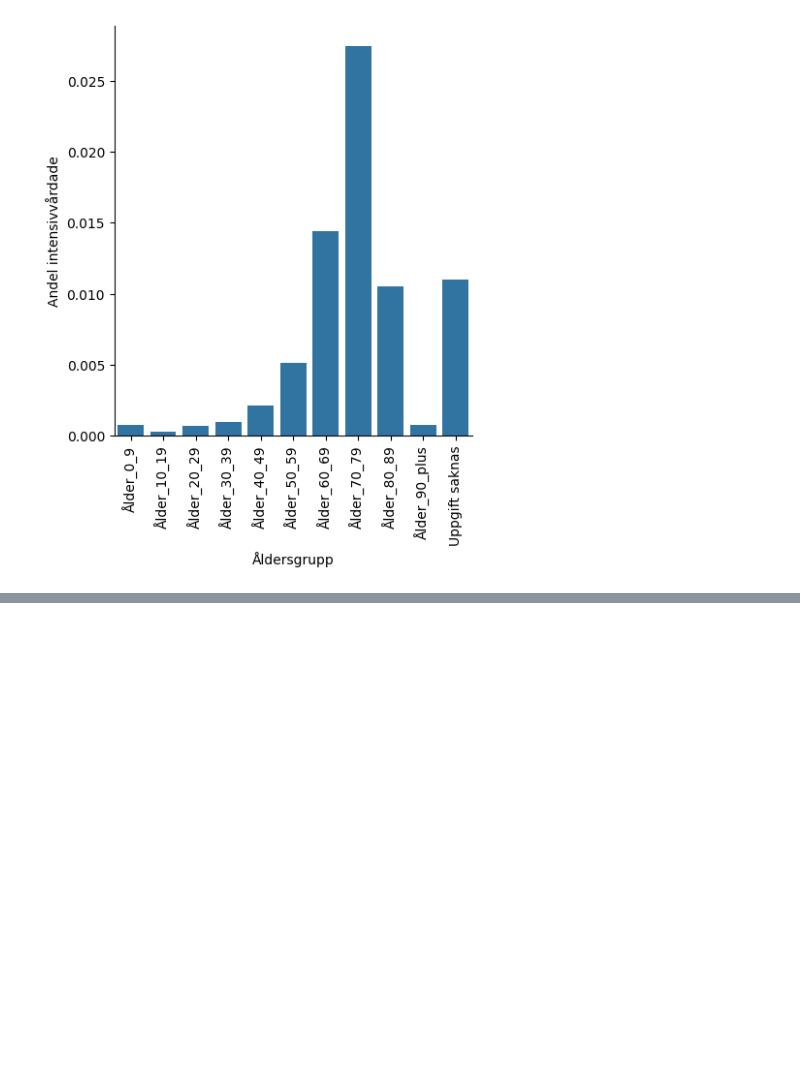
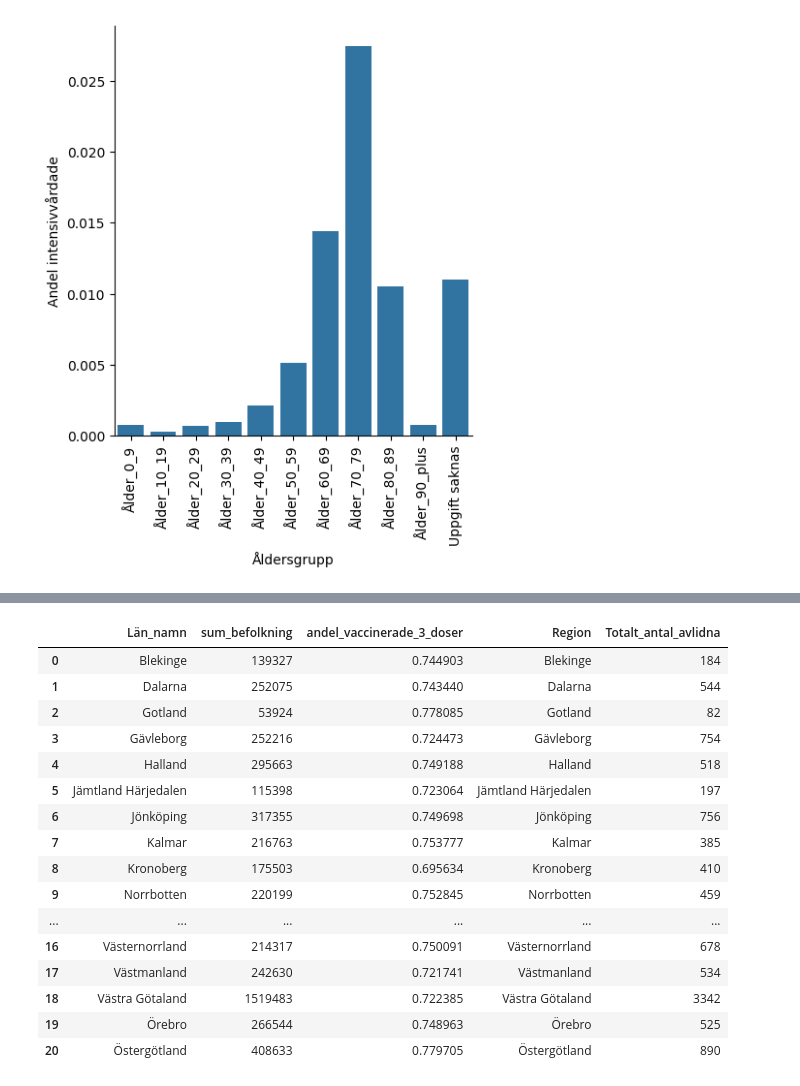
Before and after one commit to yomo001/databehandling-YOUNIS-MOUSSAVI, a Jupyter notebook: Laboration/lab1_uppgift3.ipynb, the cells around one changed output, grey strips where cells are left out. Drawn from its saved outputs; the diff is of its cells as text; code cells hidden in the pictures; blank space fills up the shorter version.

```diff
--- a/Laboration/lab1_uppgift3.ipynb
+++ b/Laboration/lab1_uppgift3.ipynb
@@ -128,0 +130,8 @@ px.bar(vaccinerade_tiddserie, x = "Vecka2", y = "Andel vaccinerade",color = "Vac
+# %%
+new_df_avlidna = avlidna_region[['Region', 'Totalt_antal_avlidna']]
+# %%
+# LÄSER IN VACCINDATASET FÖR ATT KUNNA FÅ UT BEFOLKNINGSMÄNGD OCH ANDEL 3 DOSER
+
+vaccinerade = pd.read_excel("visualiseringar\\vaccin.xlsx", sheet_name="Vaccinerade kommun och ålder")
+vaccinerade.head()
+# vaccinerade["Ålder"].unique()
@@ -128,0 +147,7 @@ px.bar(vaccinerade_tiddserie, x = "Vecka2", y = "Andel vaccinerade",color = "Vac
+# %%
+# GROUPBY FÖR ATT FÅ FRAM EN DATAFRAME MED LÄN; SUMMA BEFOLKNING OCH ANDEL 3 DOSER
+
+tabell = vaccinerade.groupby("Län_namn", as_index = False).agg(
+    sum_befolkning = pd.NamedAgg(column = "Befolkning", aggfunc = "sum"),
+    andel_vaccinerade_3_doser = pd.NamedAgg(column = "Andel 3 doser", aggfunc = "mean"))
+tabell.head()
@@ -128,0 +176,29 @@ px.bar(vaccinerade_tiddserie, x = "Vecka2", y = "Andel vaccinerade",color = "Vac
+# %%
+# Lägger till total antal avlidna till tabell
+# Först: Gör att värden i kolumner Region och Län_namn stavas lika
+
+tabell["Län_namn"] = new_df_avlidna["Region"]    # Säkerställer att regionerna stavas lika, första kolumnen i new_df_avlidna är tom, därför kan vi skriva över den med detta som får samma stavning
+# %%
+# Lägger till antal avlidna per region till tabell nu
+
+new_tabell = tabell.merge(new_df_avlidna, left_on="Län_namn", right_on= "Region")
+
+new_tabell
+# %% [output]
+|  | Län_namn | sum_befolkning | andel_vaccinerade_3_doser | Region | Totalt_antal_avlidna |
+| 0 | Blekinge | 139327 | 0.744903 | Blekinge | 184 |
+| 1 | Dalarna | 252075 | 0.743440 | Dalarna | 544 |
+| 2 | Gotland | 53924 | 0.778085 | Gotland | 82 |
+| 3 | Gävleborg | 252216 | 0.724473 | Gävleborg | 754 |
+| 4 | Halland | 295663 | 0.749188 | Halland | 518 |
+| 5 | Jämtland Härjedalen | 115398 | 0.723064 | Jämtland Härjedalen | 197 |
+| 6 | Jönköping | 317355 | 0.749698 | Jönköping | 756 |
+| 7 | Kalmar | 216763 | 0.753777 | Kalmar | 385 |
+| 8 | Kronoberg | 175503 | 0.695634 | Kronoberg | 410 |
+| 9 | Norrbotten | 220199 | 0.752845 | Norrbotten | 459 |
+| ... | ... | ... | ... | ... | ... |
+| 16 | Västernorrland | 214317 | 0.750091 | Västernorrland | 678 |
+| 17 | Västmanland | 242630 | 0.721741 | Västmanland | 534 |
+| 18 | Västra Götaland | 1519483 | 0.722385 | Västra Götaland | 3342 |
+| 19 | Örebro | 266544 | 0.748963 | Örebro | 525 |
+| 20 | Östergötland | 408633 | 0.779705 | Östergötland | 890 |
```
Also changed, not shown: parts of 36 cells of this notebook, 4 other files.
